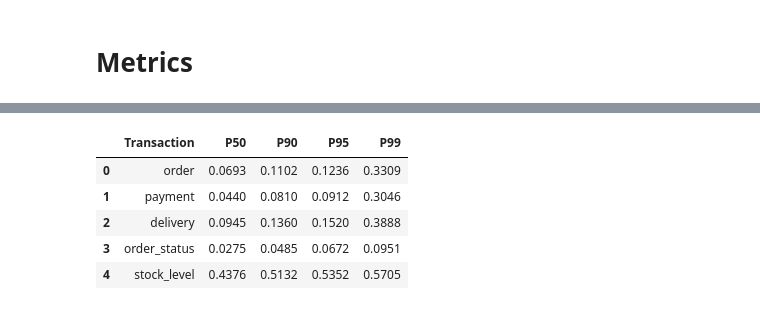
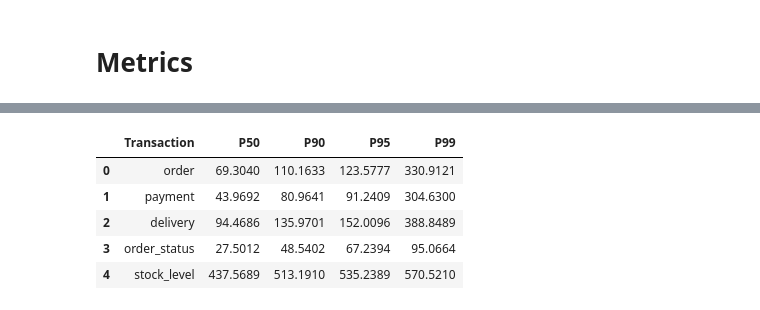
Before and after one commit to ashnehete/tpcc-web-server-py, a Jupyter notebook: plot_results.ipynb, the cells around one changed output, grey strips where cells are left out. Saved outputs shown, nothing was run; the diff lists cells and outputs as text; code cells hidden in the pictures.

```diff
--- a/plot_results.ipynb
+++ b/plot_results.ipynb
@@ -12,6 +13,6 @@ with open('results/cloudlab_1800/latency_1_2024-05-08_17-13-26.json') as writer:
 # %%
 data = {}
 for key in data0:
-    data[key] = sorted(data0[key] + data1[key])
+    data[key] = pd.Series(sorted(data0[key] + data1[key])) * 1000
 data
 # %% [output]
@@ -101,17 +81,17 @@ latency_series
 # %%
 latency_quantiles = [[key,
-                      round(latency_series[key].quantile(q=0.5), 4),
-                      round(latency_series[key].quantile(q=0.9), 4),
-                      round(latency_series[key].quantile(q=0.95), 4),
-                      round(latency_series[key].quantile(q=0.99), 4)]
-                     for key in latency_series]
+                      round(data[key].quantile(q=0.5), 4),
+                      round(data[key].quantile(q=0.9), 4),
+                      round(data[key].quantile(q=0.95), 4),
+                      round(data[key].quantile(q=0.99), 4)]
+                     for key in data]
 df = pd.DataFrame(latency_quantiles, columns=['Transaction', 'P50', 'P90', 'P95', 'P99'])
 df.to_csv('results/cloudlab_1800/latency_quantiles.csv', index=False)
 df
 # %% [output]
 |  | Transaction | P50 | P90 | P95 | P99 |
-| 0 | order | 0.0693 | 0.1102 | 0.1236 | 0.3309 |
-| 1 | payment | 0.0440 | 0.0810 | 0.0912 | 0.3046 |
-| 2 | delivery | 0.0945 | 0.1360 | 0.1520 | 0.3888 |
-| 3 | order_status | 0.0275 | 0.0485 | 0.0672 | 0.0951 |
-| 4 | stock_level | 0.4376 | 0.5132 | 0.5352 | 0.5705 |
+| 0 | order | 69.3040 | 110.1633 | 123.5777 | 330.9121 |
+| 1 | payment | 43.9692 | 80.9641 | 91.2409 | 304.6300 |
+| 2 | delivery | 94.4686 | 135.9701 | 152.0096 | 388.8489 |
+| 3 | order_status | 27.5012 | 48.5402 | 67.2394 | 95.0664 |
+| 4 | stock_level | 437.5689 | 513.1910 | 535.2389 | 570.5210 |
```
Also changed, not shown: parts of 7 cells of this notebook, 7 other files.
